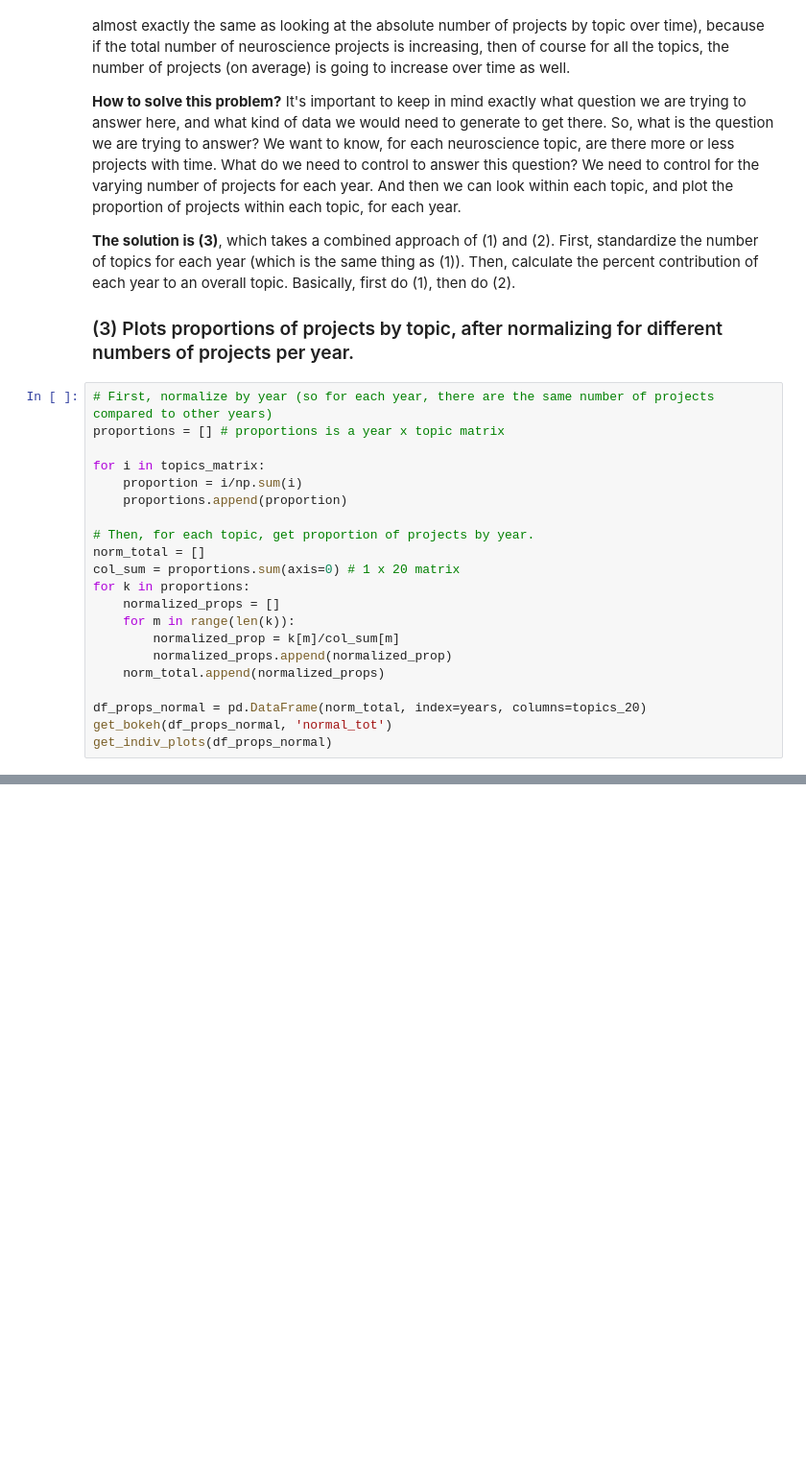
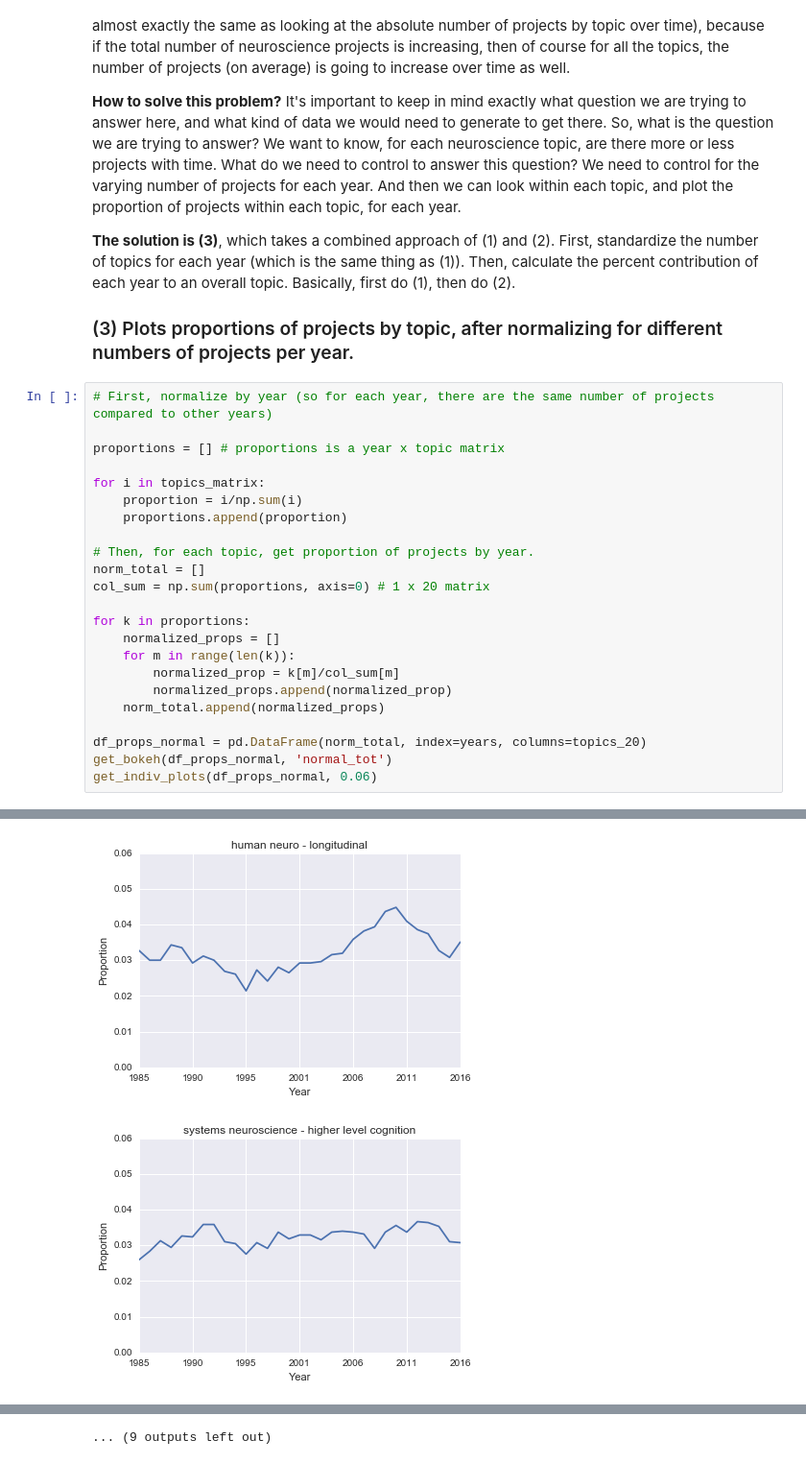
Before and after one commit to zcandiceyip/nih_grants, a Jupyter notebook: LDA.ipynb, the cells around one changed output, grey strips where cells are left out. Shown at 96% size. Drawn from its saved outputs; the diff is of its cells as text; blank space fills up the shorter version.

```diff
--- a/LDA.ipynb
+++ b/LDA.ipynb
@@ -360,6 +428,7 @@ Conversely, in (2), it doesn't make sense to visualize the proportions of projec
 ### (3) Plots proportions of projects by topic, after normalizing for different numbers of projects per year.
 # %%
 # First, normalize by year (so for each year, there are the same number of projects compared to other years)
+
 proportions = [] # proportions is a year x topic matrix
 
 for i in topics_matrix:
@@ -368,7 +437,8 @@ for i in topics_matrix:
 
 # Then, for each topic, get proportion of projects by year.
 norm_total = []
-col_sum = proportions.sum(axis=0) # 1 x 20 matrix
+col_sum = np.sum(proportions, axis=0) # 1 x 20 matrix
+
 for k in proportions:
     normalized_props = []
     for m in range(len(k)):
@@ -378,4 +448,5 @@ for k in proportions:
 
 df_props_normal = pd.DataFrame(norm_total, index=years, columns=topics_20)
 get_bokeh(df_props_normal, 'normal_tot')
-get_indiv_plots(df_props_normal)
+get_indiv_plots(df_props_normal, 0.06)
+# %% [output]
@@ -381,0 +454,2 @@ get_indiv_plots(df_props_normal)
+[figure, added]
+[figure, added]
@@ -381,0 +465 @@ get_indiv_plots(df_props_normal)
+... (9 outputs left out)
```
Also changed, not shown: parts of 15 cells of this notebook.
